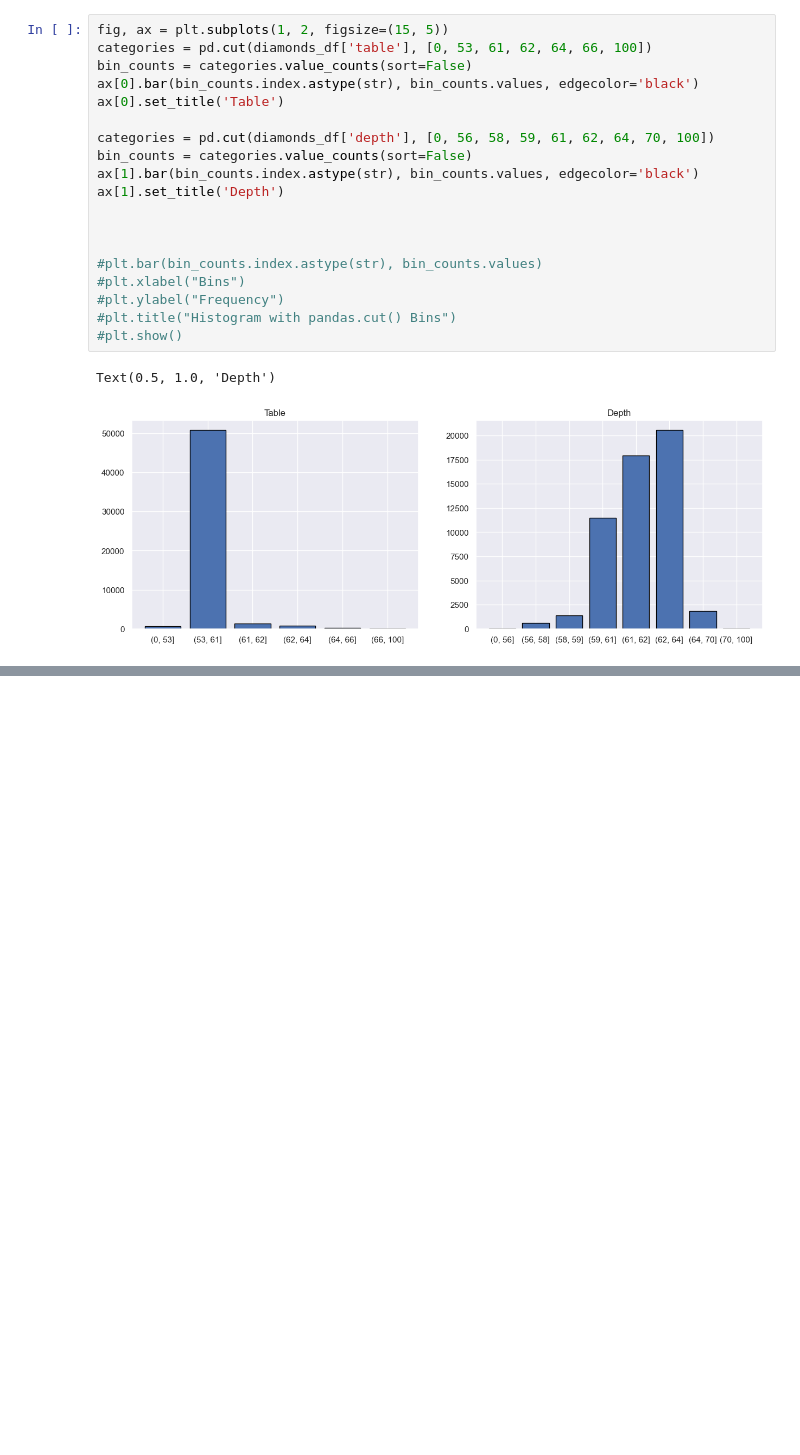
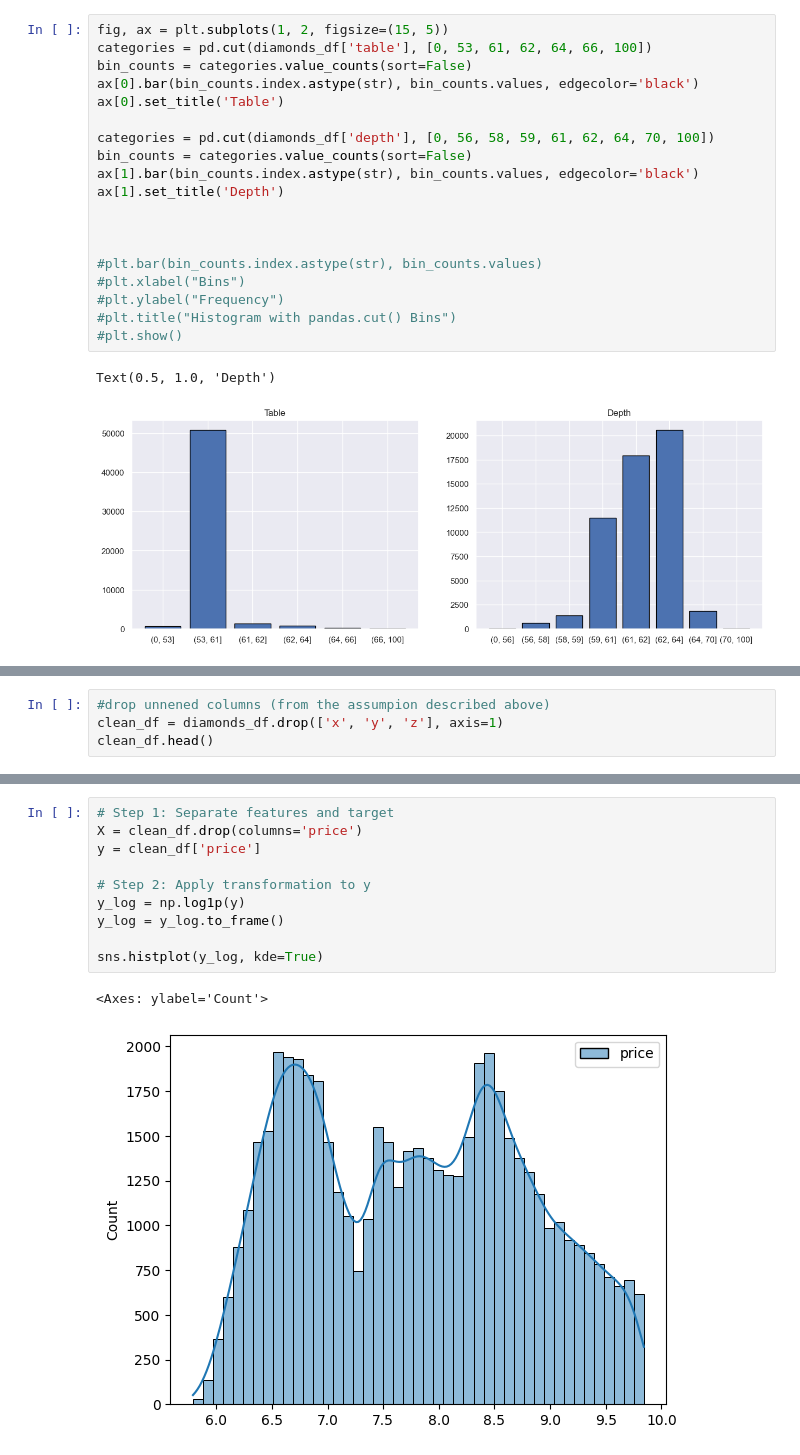
Before and after one commit to remabreu/DiamondsPrices, a Jupyter notebook: diamonds.ipynb, the cells around one changed output, grey strips where cells are left out. Drawn from its saved outputs; the diff is of its cells as text; blank space fills up the shorter version.

```diff
--- a/diamonds.ipynb
+++ b/diamonds.ipynb
@@ -446,0 +541,4 @@ Some reaserch indicates the clustering data that the market search for diamonds
+# %%
+#drop unnened columns (from the assumpion described above)
+clean_df = diamonds_df.drop(['x', 'y', 'z'], axis=1)
+clean_df.head()
@@ -446,0 +552,13 @@ Some reaserch indicates the clustering data that the market search for diamonds
+# %%
+# Step 1: Separate features and target
+X = clean_df.drop(columns='price')
+y = clean_df['price']
+
+# Step 2: Apply transformation to y
+y_log = np.log1p(y)
+y_log = y_log.to_frame()
+
+sns.histplot(y_log, kde=True)
+# %% [output]
+<Axes: ylabel='Count'>
+[figure, added]
```
Also changed, not shown: parts of 26 cells of this notebook.
